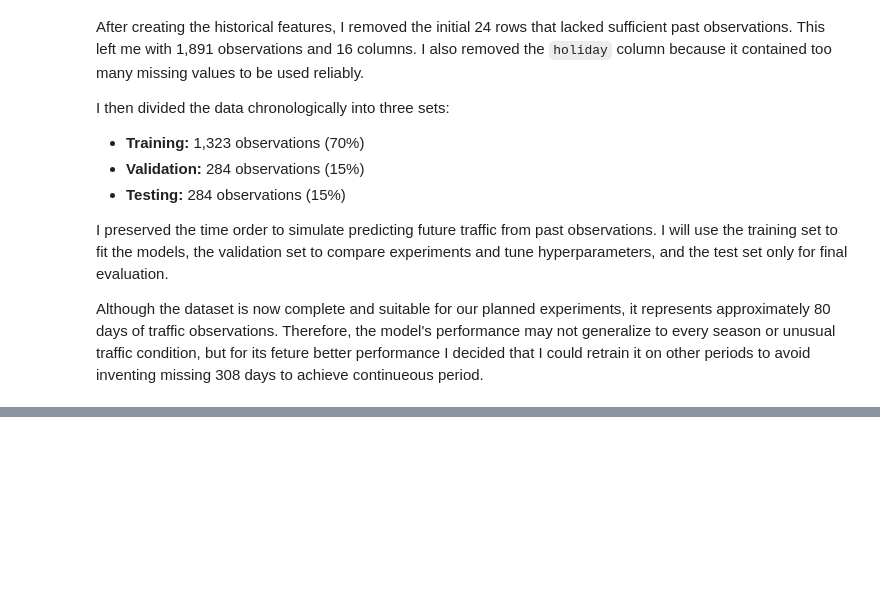
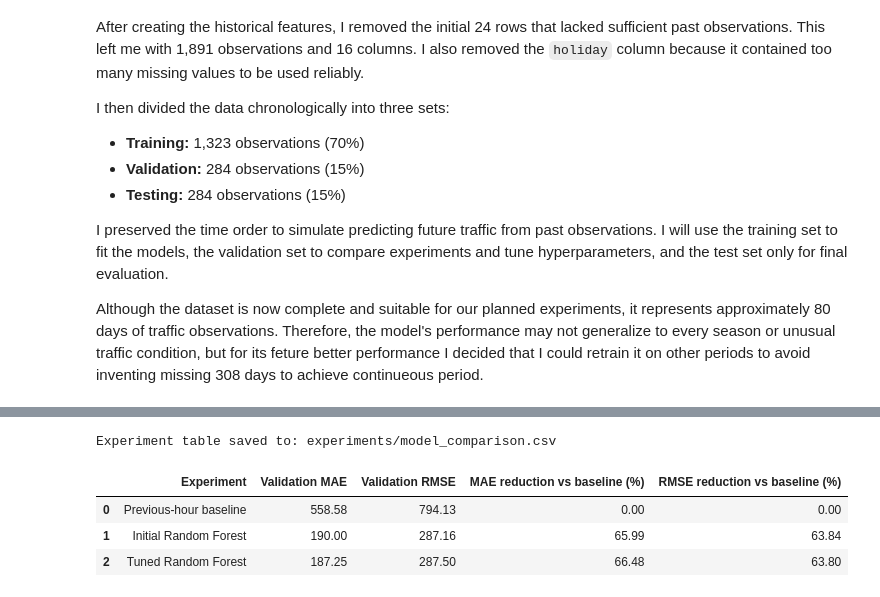
Before and after one commit to Janviere-dev/Formative-1_TimeSeries, a Jupyter notebook: notebook.ipynb, the cells around one changed output, grey strips where cells are left out. Drawn from its saved outputs; the diff is of its cells as text; code cells hidden in the pictures; blank space fills up the shorter version.

Commit message:
feat: train and evaluate traffic forecasting models

```diff
--- a/notebook.ipynb
+++ b/notebook.ipynb
@@ -1476,0 +1522,12 @@ Although the dataset is now complete and suitable for our planned experiments, i
+# %%
+# Actual traffic volumes
+y_val = validation_df["traffic_volume"]
+
+# Predict using the previous hour's traffic volume
+baseline_predictions = validation_df["traffic_lag_1"]
+
+baseline_mae = mean_absolute_error(y_val, baseline_predictions)
+baseline_rmse = np.sqrt(mean_squared_error(y_val, baseline_predictions))
+
+print("Baseline Validation MAE:", round(baseline_mae, 2))
+print("Baseline Validation RMSE:", round(baseline_rmse, 2))
@@ -1476,0 +1634,44 @@ Although the dataset is now complete and suitable for our planned experiments, i
+# %%
+results = pd.DataFrame([
+    {
+        "Experiment": "Previous-hour baseline",
+        "Validation MAE": baseline_mae,
+        "Validation RMSE": baseline_rmse
+    },
+    {
+        "Experiment": "Initial Random Forest",
+        "Validation MAE": initial_mae,
+        "Validation RMSE": initial_rmse
+    },
+    {
+        "Experiment": "Tuned Random Forest",
+        "Validation MAE": tuned_mae,
+        "Validation RMSE": tuned_rmse
+    }
+])
+
+results["MAE reduction vs baseline (%)"] = (
+    (baseline_mae - results["Validation MAE"]) / baseline_mae * 100
+)
+
+results["RMSE reduction vs baseline (%)"] = (
+    (baseline_rmse - results["Validation RMSE"]) / baseline_rmse * 100
+)
+
+# Create the experiments folder
+experiments_dir = Path("experiments")
+experiments_dir.mkdir(parents=True, exist_ok=True)
+
+# Save the comparison table
+results_path = experiments_dir / "model_comparison.csv"
+results.round(2).to_csv(results_path, index=False)
+
+print(f"Experiment table saved to: {results_path}")
+
+display(results.round(2))
+# %% [output]
+Experiment table saved to: experiments/model_comparison.csv
+|  | Experiment | Validation MAE | Validation RMSE | MAE reduction vs baseline (%) | RMSE reduction vs baseline (%) |
+| 0 | Previous-hour baseline | 558.58 | 794.13 | 0.00 | 0.00 |
+| 1 | Initial Random Forest | 190.00 | 287.16 | 65.99 | 63.84 |
+| 2 | Tuned Random Forest | 187.25 | 287.50 | 66.48 | 63.80 |
```
Also changed, not shown: parts of 17 cells of this notebook, 1 other file.
